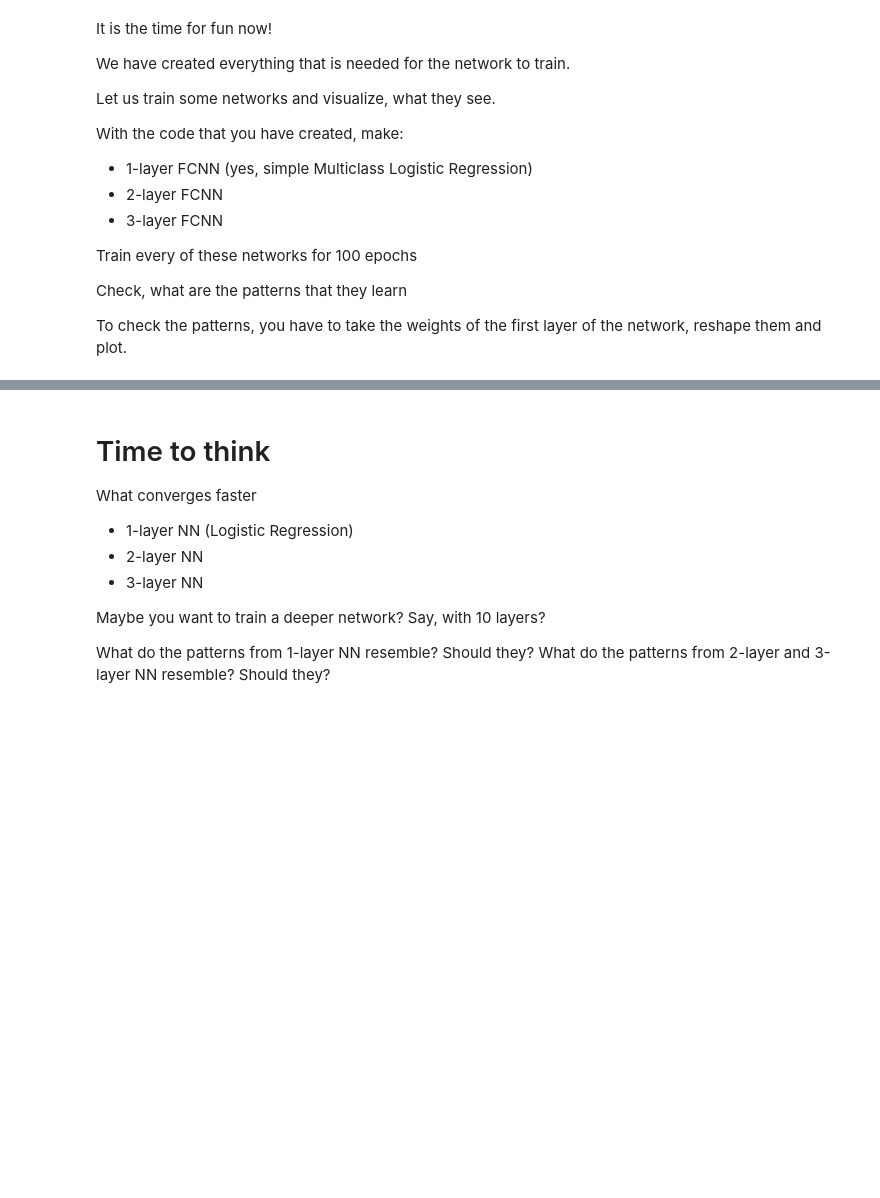
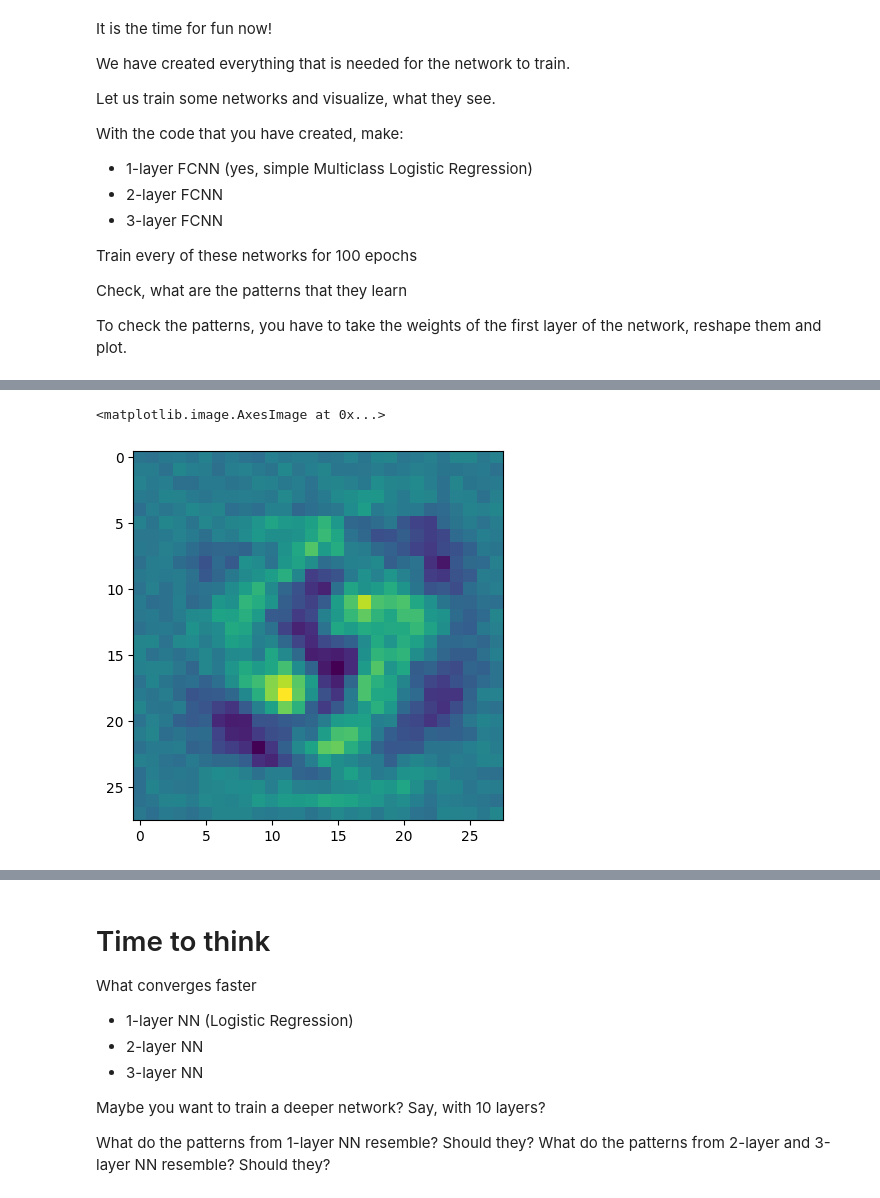
Before and after one commit to lemuronlmaniac/deep-learning-fundamentals, a Jupyter notebook: .laborantum/texts/course/2-Fully-Connected-NNs/1-Shallow-Feedforward-NNs/task.ipynb, the cells around one changed output, grey strips where cells are left out. Drawn from its saved outputs; the diff is of its cells as text; code cells hidden in the pictures; blank space fills up the shorter version.

Commit message:
[NN]: Седьмая серия фиксаций по ДЗ2 - добил fcnn.

```diff
--- a/.laborantum/texts/course/2-Fully-Connected-NNs/1-Shallow-Feedforward-NNs/task.ipynb
+++ b/.laborantum/texts/course/2-Fully-Connected-NNs/1-Shallow-Feedforward-NNs/task.ipynb
@@ -412,0 +658,14 @@ plt.imshow(W[0].detach())
+# %%
+## YOUR CODE HERE
+two_layer_fcnn = src.models.feedforward.simple_fcnn.SimpleFCNN(
+    [28 * 28, 128],  # 784 -> 128 -> 10
+    n_classes=10,
+    activation=nn.LeakyReLU
+)
+
+two_layer_optimizer = torch.optim.AdamW(two_layer_fcnn.parameters(), lr=1.0e-3)
+# two_layer_scheduler = torch.optim.lr_scheduler.ReduceLROnPlateau(two_layer_optimizer, patience=5)
+
+train_loss_history_2, train_acc_history_2, valid_loss_history_2, valid_acc_history_2 = train_model(
+    two_layer_fcnn, n_epochs, train_dl, valid_dl, loss, two_layer_optimizer #, two_layer_scheduler
+)
@@ -412,0 +698,8 @@ plt.imshow(W[0].detach())
+# %%
+# W2 = two_layer_fcnn.classifier.weight
+W2 = list(two_layer_fcnn.parameters())[0]
+W2 = W2.reshape(128, 28, 28)
+plt.imshow(W2[0].detach())
+# %% [output]
+<matplotlib.image.AxesImage at 0x...>
+[figure, added]
```
Also changed, not shown: parts of 21 cells of this notebook, 19 other files.
